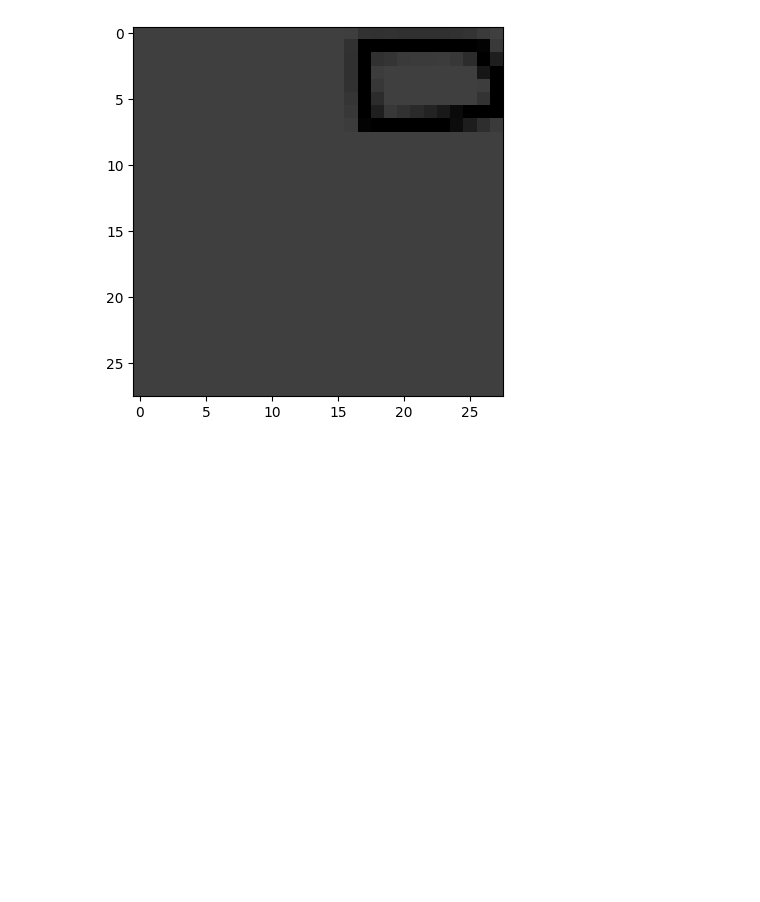
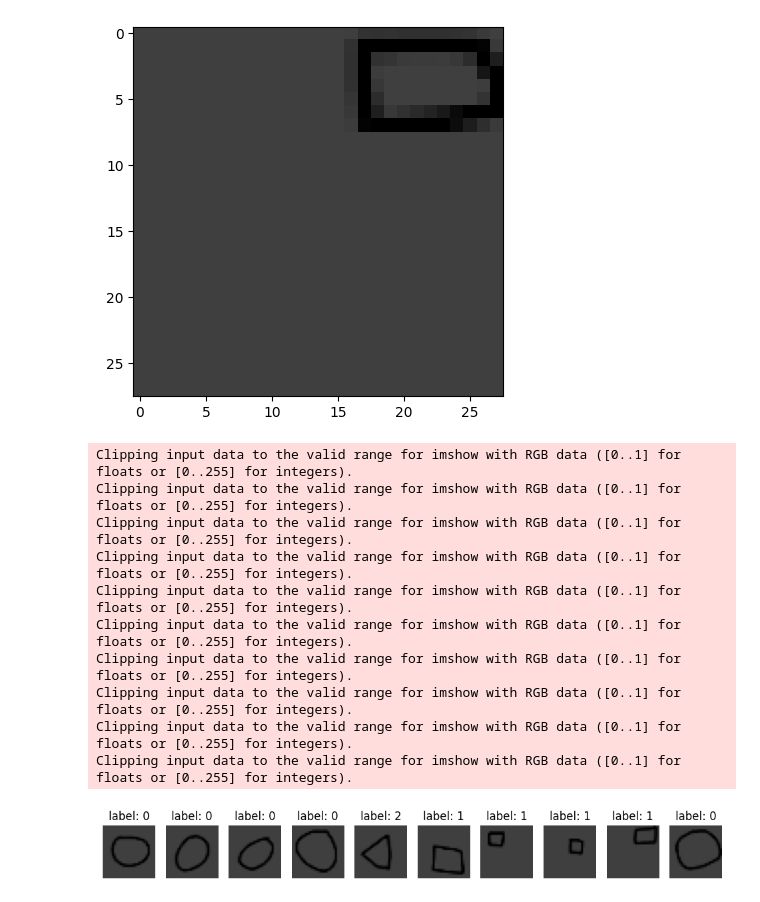
Before and after one commit to MajidAli44/SALVO-Accel-Host, a Jupyter notebook: main.ipynb, the cells around one changed output. Cells and saved outputs as stored; diff of their text form; code cells hidden in the pictures; blank space fills up the shorter version.

Commit message:
showing images

```diff
--- a/main.ipynb
+++ b/main.ipynb
@@ -88,3 +88,30 @@ plt.imshow(0.5 * image * 0.5)
 Clipping input data to the valid range for imshow with RGB data ([0..1] for floats or [0..255] for integers).
 <matplotlib.image.AxesImage at 0x...>
 [figure]
+# %%
+def show_samples(dataset, num_samples=5):
+    fig, axes = plt.subplots(1, num_samples, figsize=(12,2))
+
+    for i in range(num_samples):
+        index = torch.randint(len(dataset), size=(1,)).item()
+        image, label = dataset[index]
+        image = image.permute(1, 2, 0).numpy()
+        image = 0.5 * image * 0.5
+        axes[i].imshow(image)
+        axes[i].set_title(f"label: {label}")
+        axes[i].axis('off')
+    plt.show()
+
+show_samples(dataset, 10)
+# %% [output]
+Clipping input data to the valid range for imshow with RGB data ([0..1] for floats or [0..255] for integers).
+Clipping input data to the valid range for imshow with RGB data ([0..1] for floats or [0..255] for integers).
+Clipping input data to the valid range for imshow with RGB data ([0..1] for floats or [0..255] for integers).
+Clipping input data to the valid range for imshow with RGB data ([0..1] for floats or [0..255] for integers).
+Clipping input data to the valid range for imshow with RGB data ([0..1] for floats or [0..255] for integers).
+Clipping input data to the valid range for imshow with RGB data ([0..1] for floats or [0..255] for integers).
+Clipping input data to the valid range for imshow with RGB data ([0..1] for floats or [0..255] for integers).
+Clipping input data to the valid range for imshow with RGB data ([0..1] for floats or [0..255] for integers).
+Clipping input data to the valid range for imshow with RGB data ([0..1] for floats or [0..255] for integers).
+Clipping input data to the valid range for imshow with RGB data ([0..1] for floats or [0..255] for integers).
+[figure, added]
```
